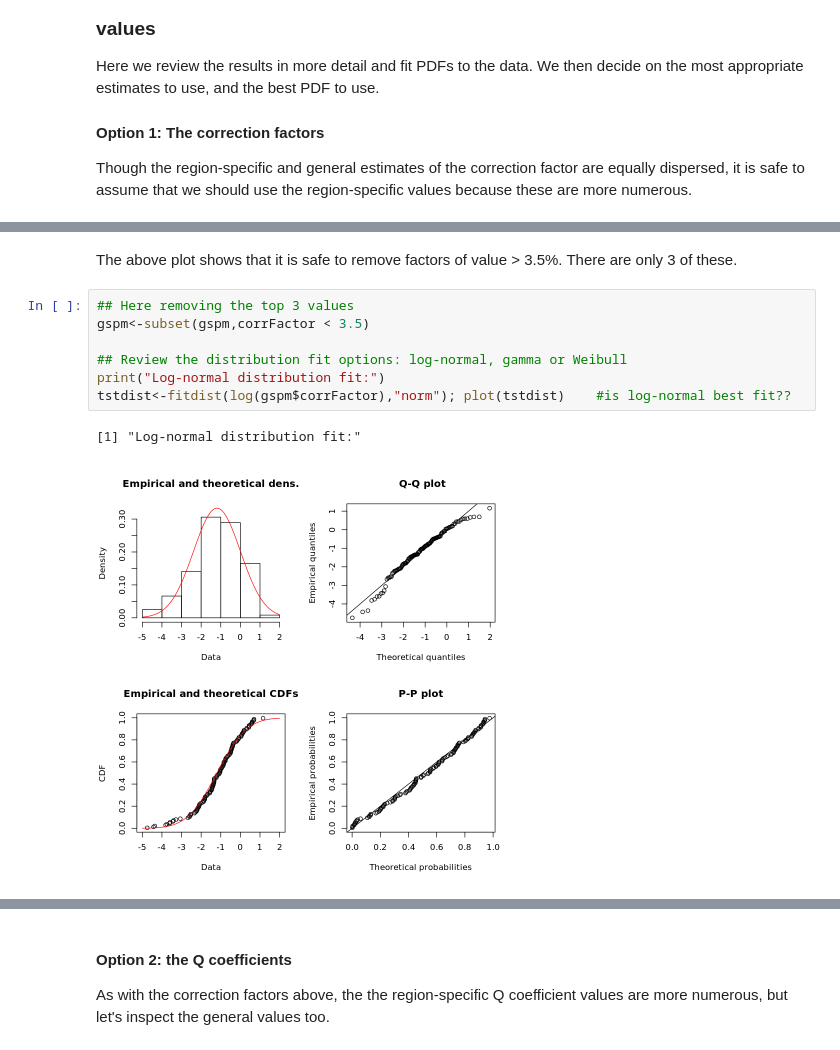
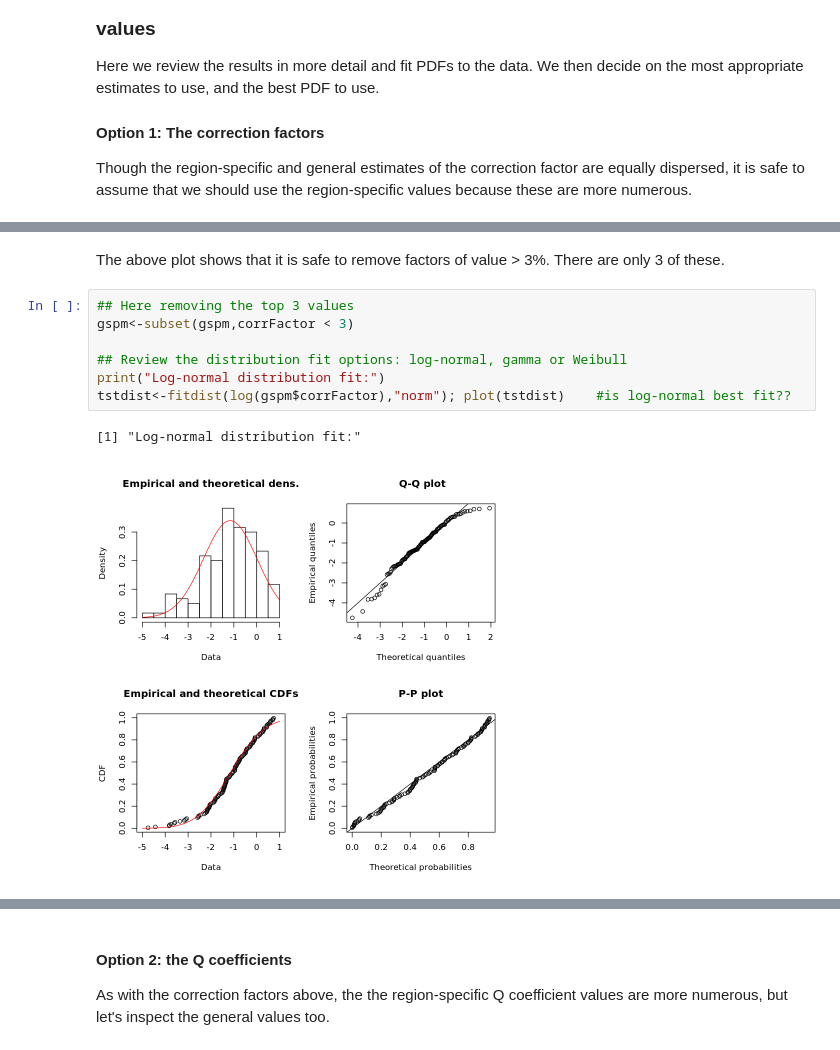
Before and after one commit to pointblue/ContinentalWESEestimates, a Jupyter notebook: notebooks/Count Seals From Tags.ipynb, the cells around one changed output, grey strips where cells are left out. Cells and saved outputs as stored; diff of their text form.

```diff
--- a/notebooks/Count Seals From Tags.ipynb
+++ b/notebooks/Count Seals From Tags.ipynb
@@ -155,15 +166,15 @@ ggplot(gspm,aes(x=corrFactor)) + geom_density()
 # %% [markdown]
-The above plot shows that it is safe to remove factors of value > 3.5%. There are only 3 of these.
+The above plot shows that it is safe to remove factors of value > 3%. There are only 3 of these.
 # %%
 ## Here removing the top 3 values
-gspm<-subset(gspm,corrFactor < 3.5)
+gspm<-subset(gspm,corrFactor < 3)
 
 ## Review the distribution fit options: log-normal, gamma or Weibull
 print("Log-normal distribution fit:")
 tstdist<-fitdist(log(gspm$corrFactor),"norm"); plot(tstdist)	#is log-normal best fit??
 # %% [output]
 [1] "Log-normal distribution fit:"
-[figure, old version]
+[figure, new version]
 # %%
 print("Gamma distribution fit:")
 tstdist<-fitdist(gspm$corrFactor,"gamma"); plot(tstdist)	#I think gamma/weibull is best
```
Also changed, not shown: parts of 101 cells of this notebook, 2 other files.
